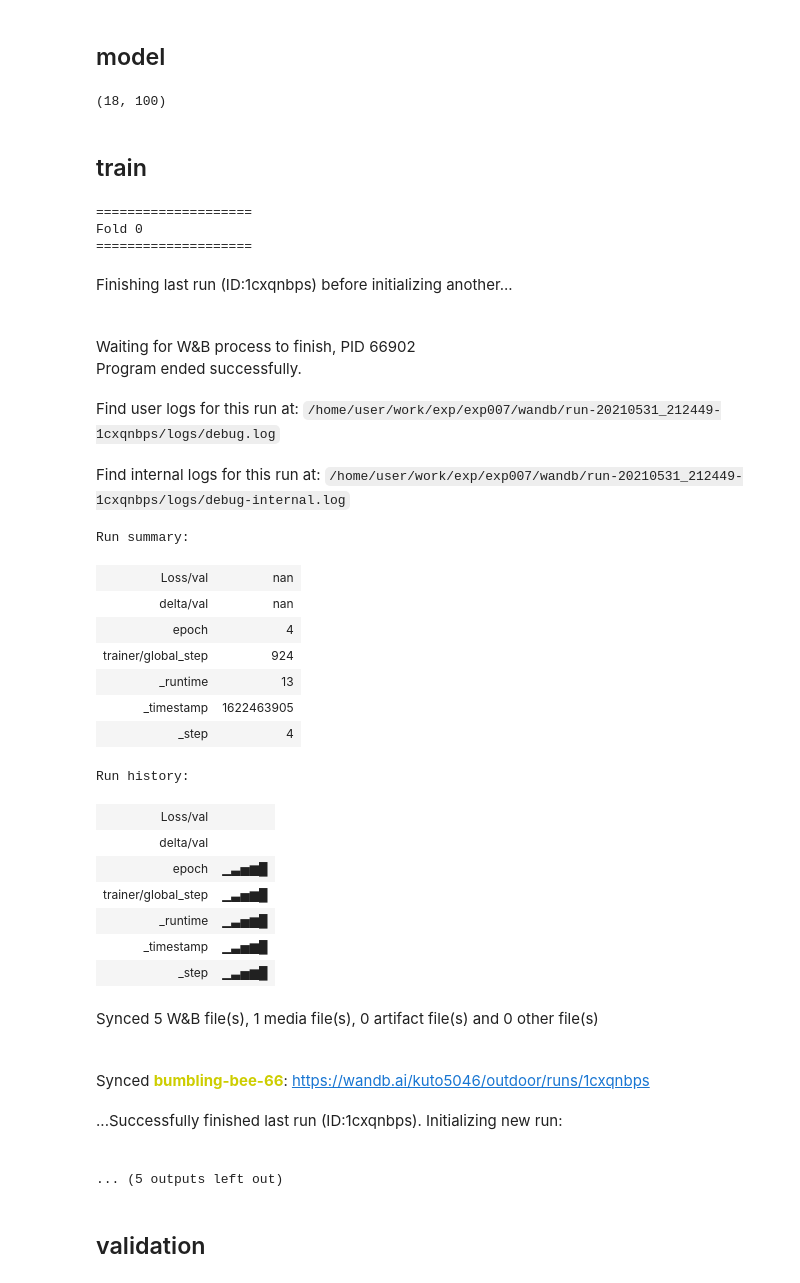
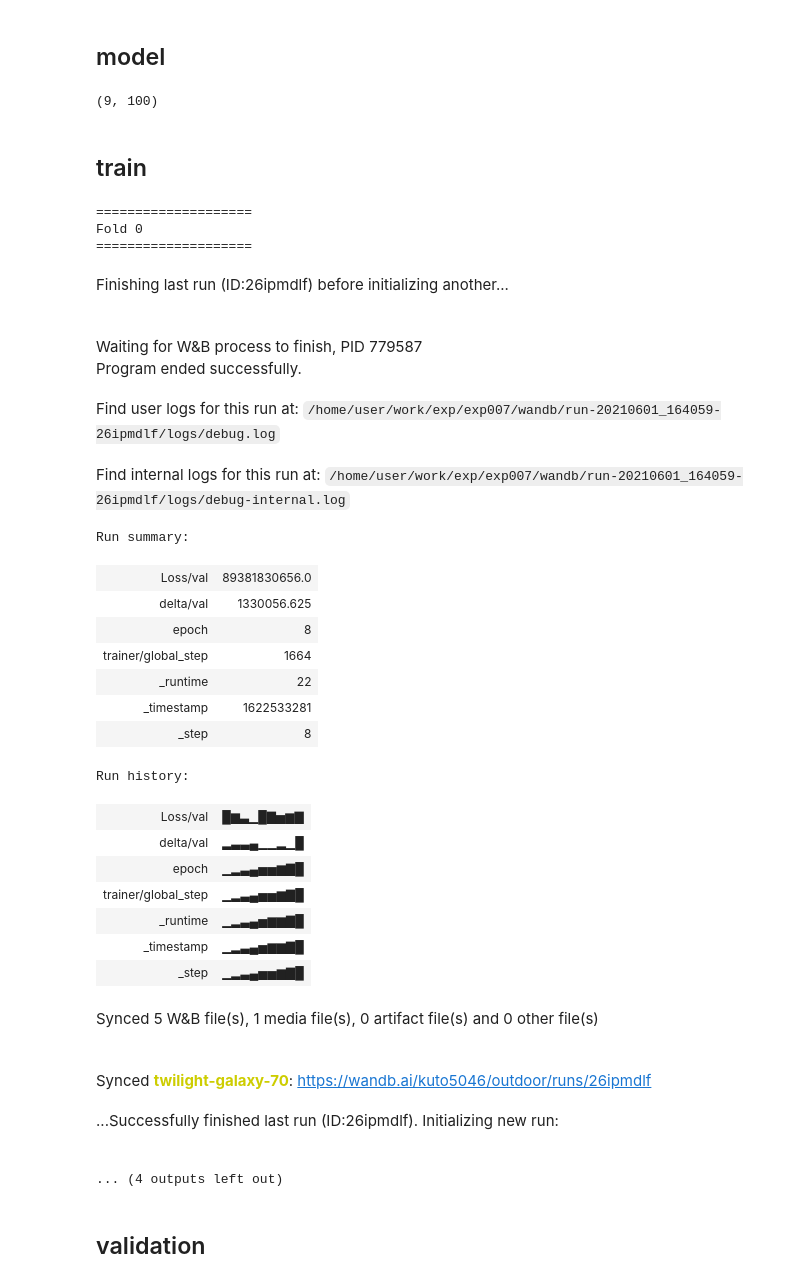
Before and after one commit to kuto5046/kaggle-outdoor, a Jupyter notebook: exp/exp007/exp007.ipynb, the cells around one changed output. Drawn from its saved outputs; the diff is of its cells as text; code cells hidden in the pictures.

```diff
--- a/exp/exp007/exp007.ipynb
+++ b/exp/exp007/exp007.ipynb
@@ -126,6 +126,7 @@ train_df = pd.concat(dfs).sort_values(['collectionName', 'phoneName', 'millisSin
 def get_target_delta(input_df):
     output_df = pd.DataFrame()
     for (collection_name, phone_name), df in tqdm(input_df.groupby(['collectionName', 'phoneName'])):
+        df = df.sort_values("millisSinceGpsEpoch")
         df['delta_latDeg'] = df['target_latDeg'] - df['target_latDeg'].shift(1).fillna(0)
         df['delta_lngDeg'] = df['target_lngDeg'] - df['target_lngDeg'].shift(1).fillna(0)
         distance, angle = calc_haversine(df['target_latDeg'].to_numpy(), df['target_lngDeg'].to_numpy(),
@@ -243,11 +244,11 @@ def from_pickle(filename):
         obj = pickle.load(f)
     return obj
 # %%
-imu_path = f'../../input/imu_dataset_v1/train/2020-08-03-US-MTV-1_Pixel4.pkl'
+imu_path = f'../../input/imu_dataset_v2/train/2020-08-03-US-MTV-1_Pixel4.pkl'
 imu_data = from_pickle(imu_path)
 imu_data[str(1280525357437)].shape
 # %% [output]
-(18, 100)
+(9, 100)
 # %%
 def get_optimizer(model: nn.Module, config: dict):
     optimizer_config = config["optimizer"]
@@ -307,10 +308,10 @@ class Learner(pl.LightningModule):
     def training_step(self, batch, batch_idx):
         x, target = batch
         output = self.model(x)
-        # delta_loss = self.delta_criterion(output[:, [0,1]], target[:, [0,1]])
+        delta_loss = self.delta_criterion(output[:, [0,1]], target[:, [0,1]])
         dist_loss = self.dist_criterion(output[:, 2], target[:, 2])
         angle_loss = self.angle_criterion(output[:, 3], target[:, 3])
-        # loss = delta_loss + dist_loss + angle_loss
+        loss = delta_loss + dist_loss + angle_loss
         return dist_loss
 
     def validation_step(self, batch, batch_idx):
@@ -402,8 +403,8 @@ class CNNModel(nn.Module):
         super(CNNModel, self).__init__()
         # imu
         self.cnn_layer = nn.Sequential(
-            nn.Conv2d(1, 1, kernel_size=(9, 3), stride=2),
-            # nn.MaxPool2d(1, 3),
+            nn.Conv2d(1, 1, kernel_size=(9, 3)),
+            nn.MaxPool2d(1, 3),
             nn.ReLU()
         )
 
@@ -418,21 +419,26 @@ class CNNModel(nn.Module):
             nn.Flatten(start_dim=-1)
         )
 
-        feature_size = 49 + embedding_dim*2
+        feature_size = 33 + embedding_dim*2
         self.fc1 = nn.Sequential(
             nn.BatchNorm1d(feature_size),
-            nn.Linear(feature_size, 256),
+            nn.Linear(feature_size, 512),
             nn.ReLU()
         )
 
+        self.fc2 = nn.Sequential(
+            nn.BatchNorm1d(512),
+            nn.Linear(512, 256),
+            nn.ReLU()
+        )
 
-        self.fc2 = nn.Sequential(
+        self.fc3 = nn.Sequential(
             nn.BatchNorm1d(256),
             nn.Linear(256, 128),
             nn.ReLU()
         )
 
-        self.fc3 = nn.Sequential(
+        self.fc4 = nn.Sequential(
             nn.BatchNorm1d(128),
             nn.Linear(128, 16),
             nn.ReLU()
@@ -443,7 +449,6 @@ class CNNModel(nn.Module):
     def forward(self, x):
         # input embedding
         batch_size = x["collname"].shape[0]
-        from IPython.core.debugger import Pdb; Pdb().set_trace()
         x_imu = self.cnn_layer(x['imu'].unsqueeze(1)).view(batch_size, -1)  # (b,1,18,100)->conv(b,1,1,98)->pool(b,1,1,33)->(b,33)
         x_coll = self.embedding_layer1(x['collname'])
         x_phone = self.embedding_layer2(x['phonename'])
@@ -453,7 +458,7 @@ class CNNModel(nn.Module):
         x = self.fc1(x)
         x = self.fc2(x)
         x = self.fc3(x)
-        # x = self.fc4(x)
+        x = self.fc4(x)
 
         # output [batch, 4] delta_lat, delta_lng, distance, angle
         x = self.fc(x).squeeze(1)
@@ -555,57 +560,57 @@ for fold in range(5):
     model.eval()
     oof_df = train.loc[val_idx_for_train, :].reset_index(drop=True)
     oof_x, oof_y, oof_d, oof_a = evaluate(model, loaders, phase="valid")
     oof_df["oof_delta_latDeg"] = oof_x
     oof_df["oof_delta_lngDeg"] = oof_y
     oof_df['oof_delta_distance'] = oof_d
     oof_df['oof_delta_angle'] = oof_a
     oofs.append(oof_df)
 
     val_score = np.mean(calc_haversine(oof_df['oof_delta_latDeg'], oof_df['oof_delta_lngDeg'],
                                        oof_df['delta_latDeg'], oof_df['delta_lngDeg']))
     val_scores.append(val_score)
     print(f"fold {fold}: mean position error {val_score}")
 
     #############
     # inference
     #############
-    preds_x, preds_y = evaluate(model, loaders, phase="test")
+    preds_x, preds_y, _, _ = evaluate(model, loaders, phase="test")
     test_preds = pd.DataFrame(np.stack((preds_x, preds_y))).T
     test_preds.columns = sub_df.columns
     # test_preds.to_csv(f'{EXP_NAME}_fold{fold}.csv', index=False)
     predictions.append(test_preds)
 
     if fold != 4:
         wandb.finish()
 # %% [output]
 ====================
 Fold 0
 ====================
-Finishing last run (ID:1cxqnbps) before initializing another...
+Finishing last run (ID:26ipmdlf) before initializing another...
-Waiting for W&B process to finish, PID 66902
+Waiting for W&B process to finish, PID 779587
 Program ended successfully.
-Find user logs for this run at: /home/user/work/exp/exp007/wandb/run-20210531_212449-1cxqnbps/logs/debug.log
+Find user logs for this run at: /home/user/work/exp/exp007/wandb/run-20210601_164059-26ipmdlf/logs/debug.log
-Find internal logs for this run at: /home/user/work/exp/exp007/wandb/run-20210531_212449-1cxqnbps/logs/debug-internal.log
+Find internal logs for this run at: /home/user/work/exp/exp007/wandb/run-20210601_164059-26ipmdlf/logs/debug-internal.log
 Run summary:
-| Loss/val | nan |
-| delta/val | nan |
-| epoch | 4 |
-| trainer/global_step | 924 |
-| _runtime | 13 |
-| _timestamp | 1622463905 |
-| _step | 4 |
+| Loss/val | 89381830656.0 |
+| delta/val | 1330056.625 |
+| epoch | 8 |
+| trainer/global_step | 1664 |
+| _runtime | 22 |
+| _timestamp | 1622533281 |
+| _step | 8 |
 Run history:
-| Loss/val |  |
-| delta/val |  |
-| epoch | ▁▃▅▆█ |
-| trainer/global_step | ▁▃▅▆█ |
-| _runtime | ▁▃▅▆█ |
-| _timestamp | ▁▃▅▆█ |
-| _step | ▁▃▅▆█ |
+| Loss/val | █▆▃▁█▇▅▆▇ |
+| delta/val | ▂▃▃▄▁▁▂▁█ |
+| epoch | ▁▂▃▄▅▅▆▇█ |
+| trainer/global_step | ▁▂▃▄▅▅▆▇█ |
+| _runtime | ▁▂▃▄▅▆▆▇█ |
+| _timestamp | ▁▂▃▄▅▆▆▇█ |
+| _step | ▁▂▃▄▅▅▆▇█ |
 Synced 5 W&B file(s), 1 media file(s), 0 artifact file(s) and 0 other file(s)
-Synced bumbling-bee-66: https://wandb.ai/kuto5046/outdoor/runs/1cxqnbps
+Synced twilight-galaxy-70: https://wandb.ai/kuto5046/outdoor/runs/26ipmdlf
-...Successfully finished last run (ID:1cxqnbps). Initializing new run:
+...Successfully finished last run (ID:26ipmdlf). Initializing new run:
-... (5 outputs left out)
+... (4 outputs left out)
 # %% [markdown]
 ## validation
 # %%
```
Also changed, not shown: 7 other files.
